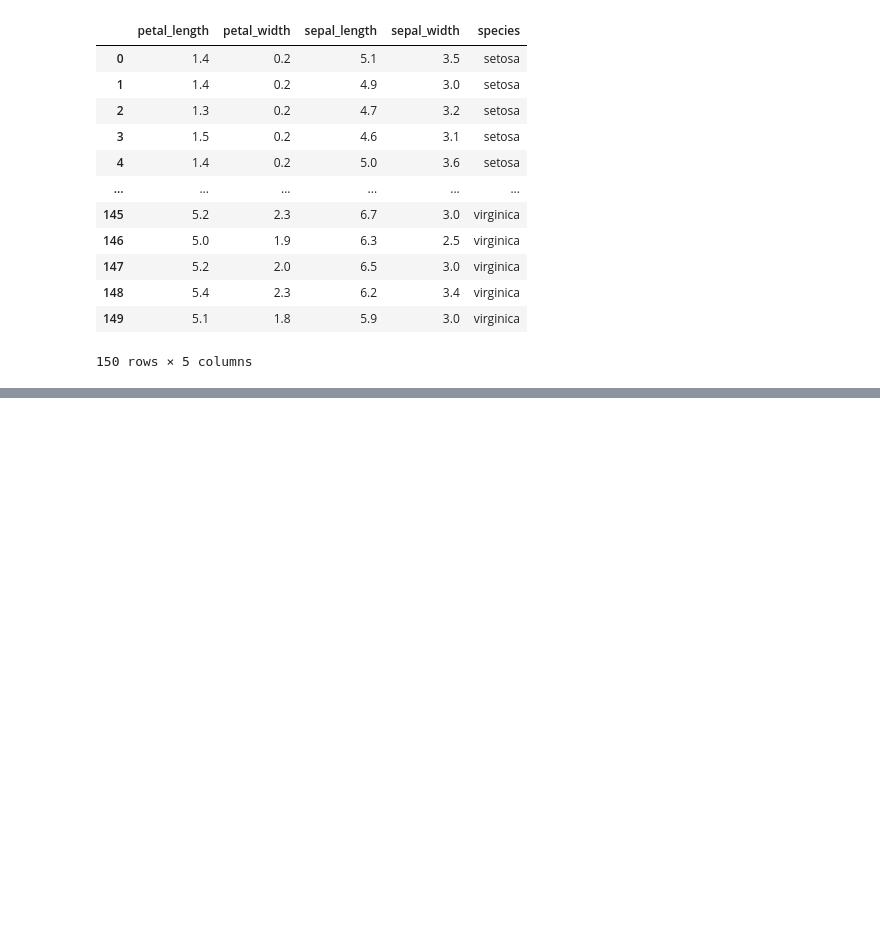
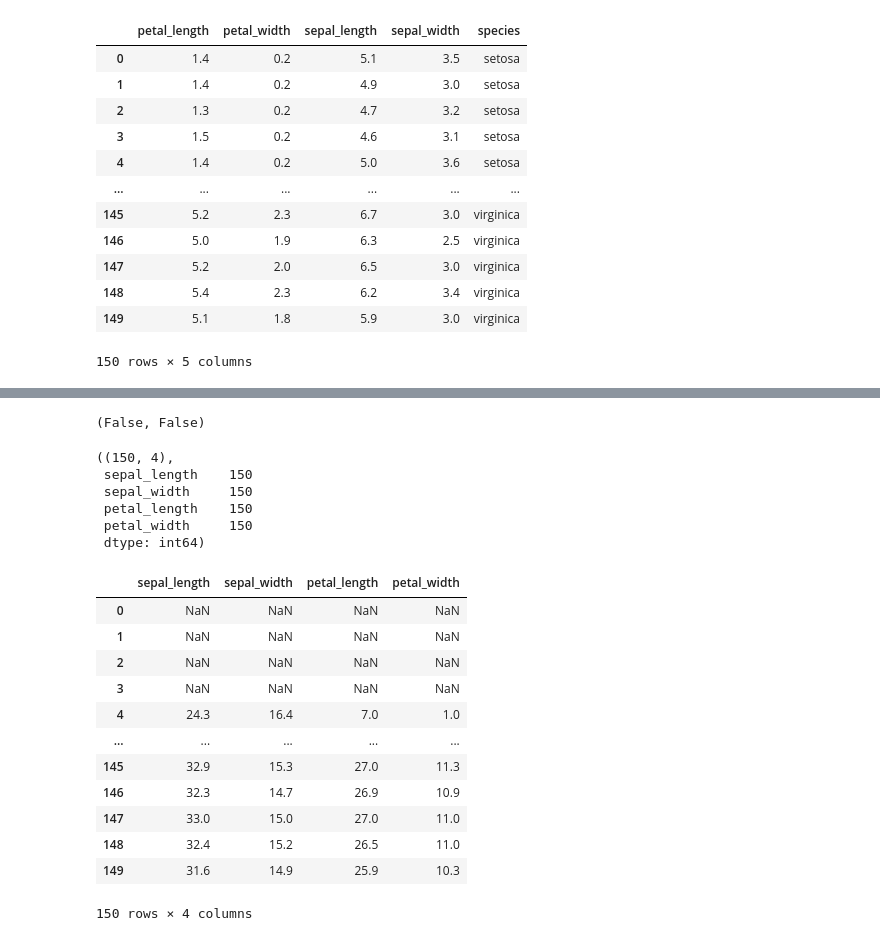
Before and after one commit to yongkoni/ai_x, a Jupyter notebook: source/01_python/Ch_11_데이터프레임과 시리즈(Pandas) (1절~8절).ipynb, the cells around one changed output, grey strips where cells are left out. Saved outputs shown, nothing was run; the diff lists cells and outputs as text; code cells hidden in the pictures; blank space fills up the shorter version.

```diff
--- a/source/01_python/Ch_11_데이터프레임과 시리즈(Pandas) (1절~8절).ipynb
+++ b/source/01_python/Ch_11_데이터프레임과 시리즈(Pandas) (1절~8절).ipynb
@@ -1883,0 +1934,3 @@ iris.sort_index(axis = 1)
+# %%
+X = iris.iloc[:,:-1]
+X.sample()
@@ -1883,0 +2000,33 @@ iris.sort_index(axis = 1)
+# %%
+min = quant.iloc[0, 0]
+max = quant.iloc[4, 0]
+q1 = quant.iloc[1, 0]
+q3 = quant.iloc[3, 0]
+min < q1 - 1.5 * (q3 - q1), max > q3 + 1.5 * (q3 - q1)
+# %% [output]
+(False, False)
+# %%
+X.shape, X.count(axis = 0)  # 결측치를 제외한 데이터 갯수
+# %% [output]
+((150, 4),
+ sepal_length    150
+ sepal_width     150
+ petal_length    150
+ petal_width     150
+ dtype: int64)
+# %%
+X.rolling(5).sum()
+# %% [output]
+|  | sepal_length | sepal_width | petal_length | petal_width |
+| 0 | NaN | NaN | NaN | NaN |
+| 1 | NaN | NaN | NaN | NaN |
+| 2 | NaN | NaN | NaN | NaN |
+| 3 | NaN | NaN | NaN | NaN |
+| 4 | 24.3 | 16.4 | 7.0 | 1.0 |
+| ... | ... | ... | ... | ... |
+| 145 | 32.9 | 15.3 | 27.0 | 11.3 |
+| 146 | 32.3 | 14.7 | 26.9 | 10.9 |
+| 147 | 33.0 | 15.0 | 27.0 | 11.0 |
+| 148 | 32.4 | 15.2 | 26.5 | 11.0 |
+| 149 | 31.6 | 14.9 | 25.9 | 10.3 |
+150 rows × 4 columns
```
Also changed, not shown: parts of 27 cells of this notebook, 2 other files.
